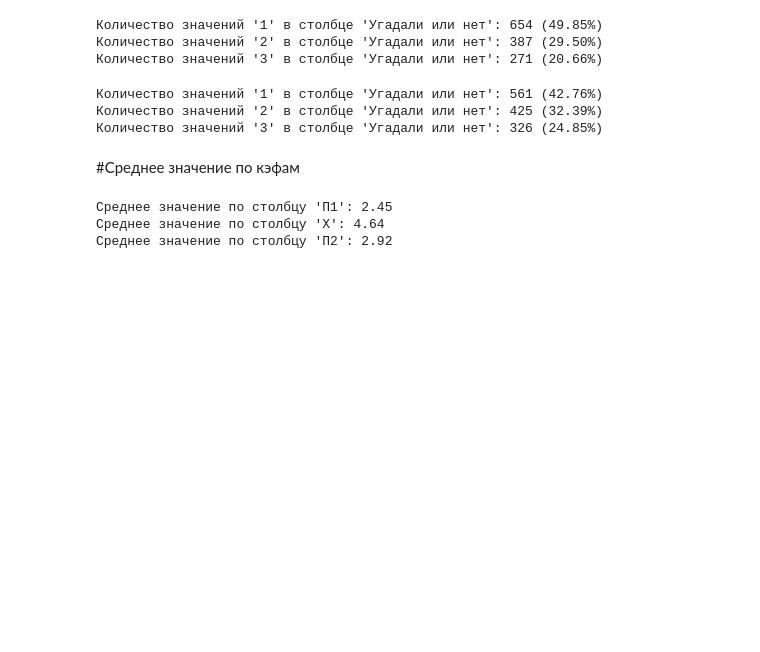
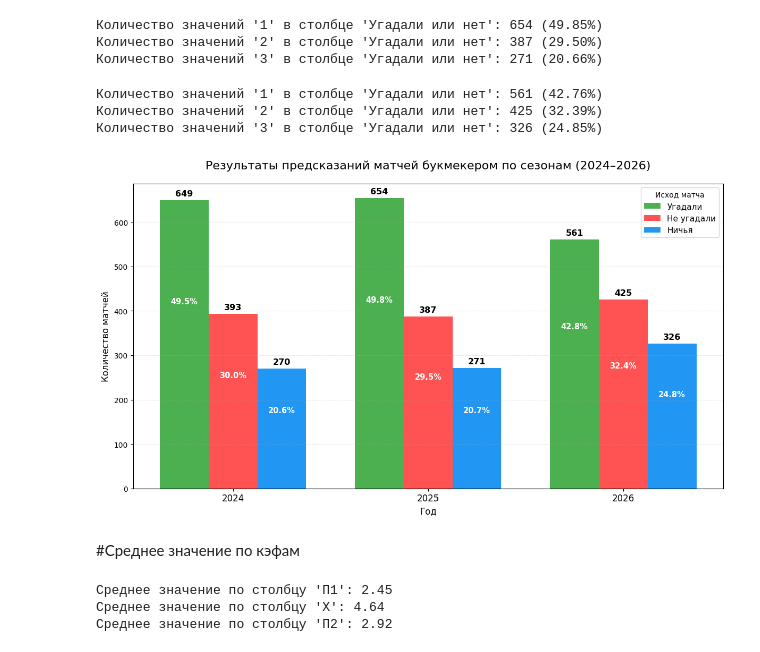
Before and after one commit to balon14/hockey, a Jupyter notebook: nhl_v2.ipynb, the cells around one changed output. Drawn from its saved outputs; the diff is of its cells as text; code cells hidden in the pictures; blank space fills up the shorter version.

Commit message:
добавление графики

```diff
--- a/nhl_v2.ipynb
+++ b/nhl_v2.ipynb
@@ -1007,6 +989,64 @@ for value, count in value_counts.items():
 Количество значений '1' в столбце 'Угадали или нет': 561 (42.76%)
 Количество значений '2' в столбце 'Угадали или нет': 425 (32.39%)
 Количество значений '3' в столбце 'Угадали или нет': 326 (24.85%)
+# %%
+df24['Год'] = 2024
+df25['Год'] = 2025
+df26['Год'] = 2026
+df = pd.concat([df24, df25, df26], ignore_index=True)
+
+data = df.groupby(['Год', 'Угадали или нет']).size().unstack(fill_value=0)
+
+order = [1, 2, 3]
+labels = ['Угадали', 'Не угадали', 'Ничья']
+years = [2024, 2025, 2026]
+
+data = data.reindex(index=years, columns=order).fillna(0)
+
+# === График ===
+x = np.arange(len(years))
+width = 0.25
+
+plt.figure(figsize=(12, 7))
+
+colors = ['#4CAF50', '#FF5252', '#2196F3']
+
+for i, (result, color) in enumerate(zip(order, colors)):
+    plt.bar(x + (i-1)*width, data[result], width=width,
+            label=labels[i], color=color)
+
+plt.title('Результаты предсказаний матчей букмекером по сезонам (2024–2026)', fontsize=16, pad=20)
+plt.xlabel('Год', fontsize=12)
+plt.ylabel('Количество матчей', fontsize=12)
+plt.xticks(x, years, fontsize=12)
+plt.legend(title='Исход матча', fontsize=11)
+
+# === Проценты внутри столбцов + количество сверху ===
+total_per_year = data.sum(axis=1)
+
+for i, result in enumerate(order):
+    for j in range(len(years)):
+        height = data.iloc[j, i]
+        if height > 0:
+            percentage = (height / total_per_year.iloc[j]) * 100
+
+            # Процент внутри столбца (ближе к верху)
+            plt.text(x[j] + (i-1)*width, height * 0.65,
+                     f'{percentage:.1f}%',
+                     ha='center', va='center',
+                     fontsize=10.5, fontweight='bold', color='white')
+
+            # Количество сверху столбца
+            plt.text(x[j] + (i-1)*width, height + 6,
+                     str(int(height)),
+                     ha='center', va='bottom',
+                     fontsize=11.5, fontweight='bold', color='black')
+
+plt.grid(axis='y', linestyle='--', alpha=0.3)
+plt.tight_layout()
+plt.show()
+# %% [output]
+[figure, added]
 # %% [markdown]
 #Среднее значение по кэфам
 # %%
```
Also changed, not shown: parts of 7 cells of this notebook, 2 other files.
